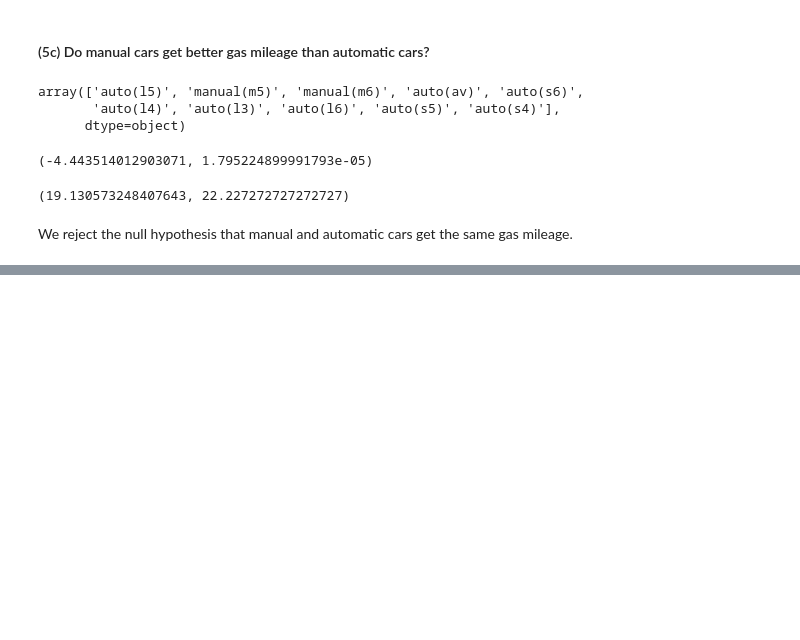
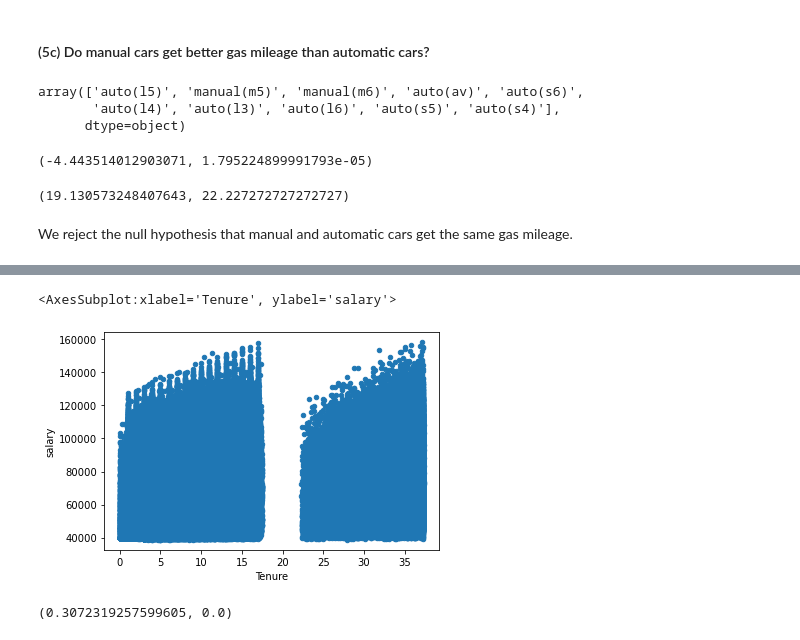
Before and after one commit to Miller-Ryan-1/statistics-exercises, a Jupyter notebook: hypothesis_testing.ipynb, the cells around one changed output, grey strips where cells are left out. Drawn from its saved outputs; the diff is of its cells as text; code cells hidden in the pictures; blank space fills up the shorter version.

```diff
--- a/hypothesis_testing.ipynb
+++ b/hypothesis_testing.ipynb
@@ -177,0 +231,17 @@ We reject the null hypothesis that manual and automatic cars get the same gas mi
+# %%
+query = '''
+SELECT
+    employees.emp_no,
+    salaries.salary,
+    DATEDIFF(IF(salaries.to_date > NOW(),
+                NOW(),
+                salaries.to_date),
+            employees.hire_date) / 365 AS Tenure
+FROM
+    employees
+        JOIN
+    salaries USING (emp_no);
+'''
+
+salaries = pd.read_sql(query, get_db_url('employees'))
+salaries.head()
@@ -177,0 +255,10 @@ We reject the null hypothesis that manual and automatic cars get the same gas mi
+# %%
+salaries.plot.scatter(y='salary', x='Tenure')
+# %% [output]
+<AxesSubplot:xlabel='Tenure', ylabel='salary'>
+[figure, added]
+# %%
+r, p = stats.pearsonr(salaries.Tenure, salaries.salary)
+r,p
+# %% [output]
+(0.3072319257599605, 0.0)
```
Also changed, not shown: parts of 23 cells of this notebook, 1 other file.
